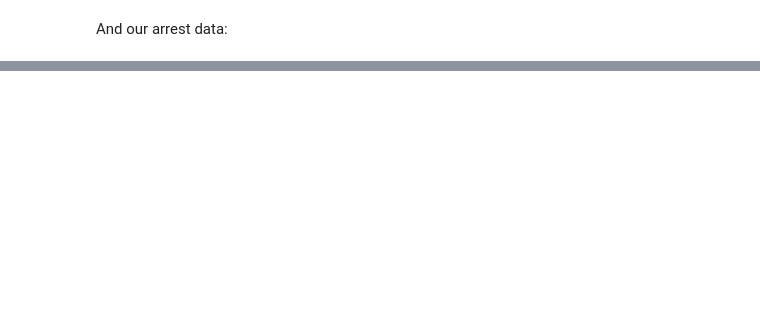
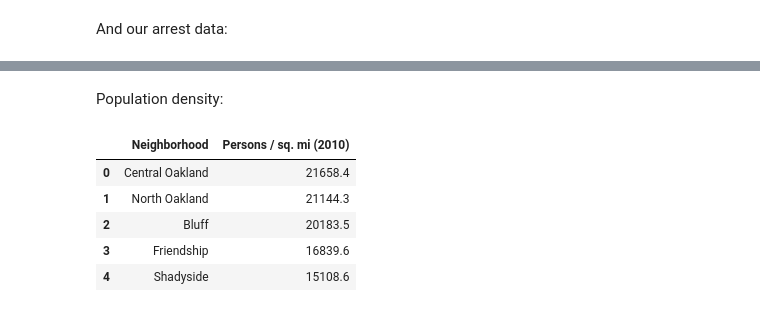
Before and after one commit to DomCampese/Big-Ideas-Final-Project, a Jupyter notebook: Final/FinalVersion.ipynb, the cells around one changed output, grey strips where cells are left out. Drawn from its saved outputs; the diff is of its cells as text; code cells hidden in the pictures; blank space fills up the shorter version.

```diff
--- a/Final/FinalVersion.ipynb
+++ b/Final/FinalVersion.ipynb
@@ -63,0 +67,12 @@ arrests.head()
+# %% [markdown]
+Population density:
+# %%
+density = density_messy.iloc[:, 1:]
+density.head()
+# %% [output]
+|  | Neighborhood | Persons / sq. mi (2010) |
+| 0 | Central Oakland | 21658.4 |
+| 1 | North Oakland | 21144.3 |
+| 2 | Bluff | 20183.5 |
+| 3 | Friendship | 16839.6 |
+| 4 | Shadyside | 15108.6 |
```
Also changed, not shown: parts of 5 cells of this notebook.
